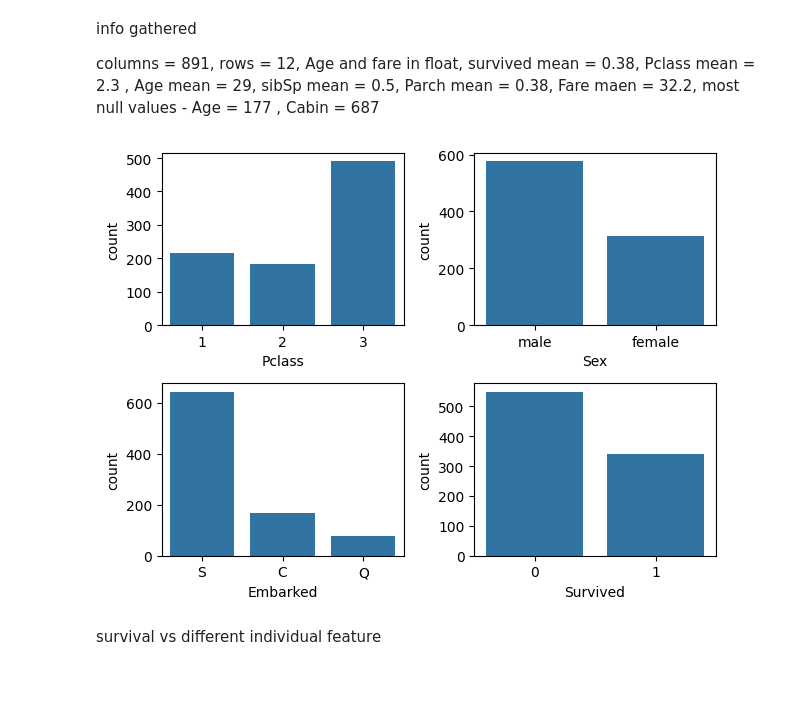
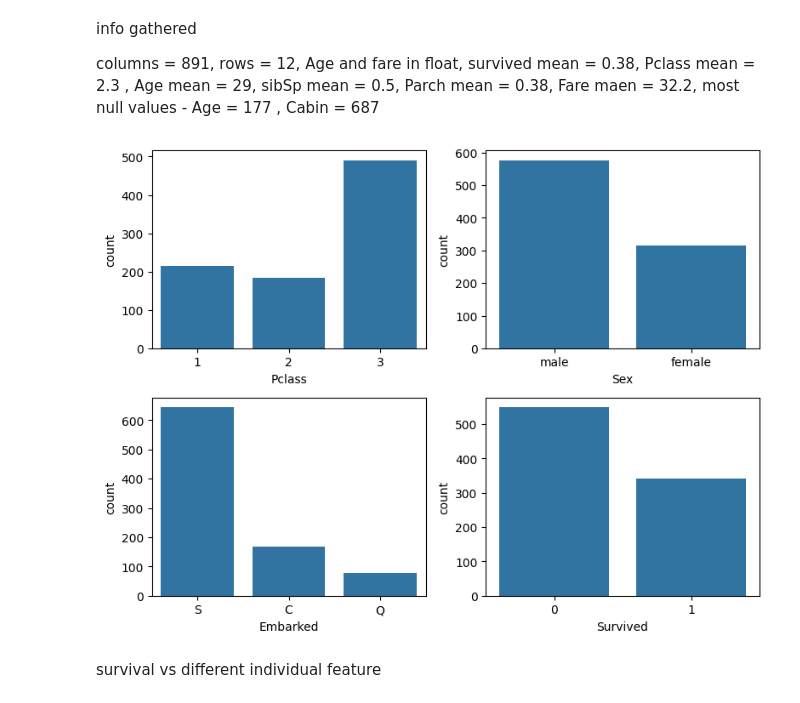
Before and after one commit to Shivam2048/Titanic-EDA, a Jupyter notebook: Titanic_EDA.ipynb, the cells around one changed output. Drawn from its saved outputs; the diff is of its cells as text; code cells hidden in the pictures.

```diff
--- a/Titanic_EDA.ipynb
+++ b/Titanic_EDA.ipynb
@@ -59,19 +59,20 @@ Age and fare in float,
 survived mean = 0.38, Pclass mean = 2.3 , Age mean = 29, sibSp mean = 0.5, Parch mean = 0.38, Fare maen = 32.2,
 most null values - Age = 177 , Cabin = 687
 # %%
+plt.figure(figsize=(8, 6))
 plt.subplot(2,2,1)
 sns.countplot(x= df['Pclass'])
 plt.subplot(2,2,2)
 sns.countplot(x= df['Sex'])
 plt.subplot(2,2,3)
 sns.countplot(x= df['Embarked'])
 plt.subplot(2,2,4)
 sns.countplot(x = df['Survived'])
 
 plt.tight_layout()
 plt.show()
 # %% [output]
-[figure, old version]
+[figure, new version]
 # %% [markdown]
 survival vs different individual feature
 # %%
```
Also changed, not shown: parts of 5 cells of this notebook.
